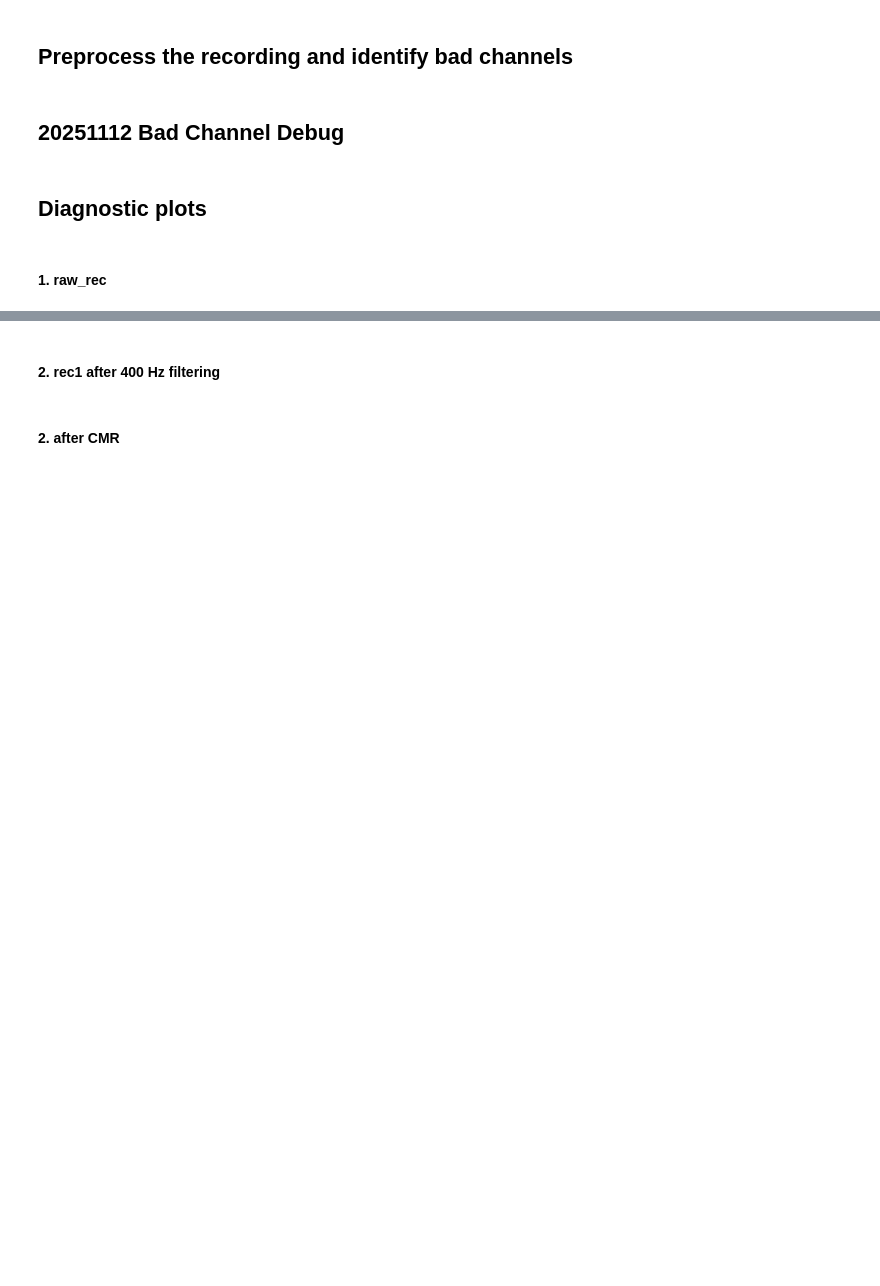
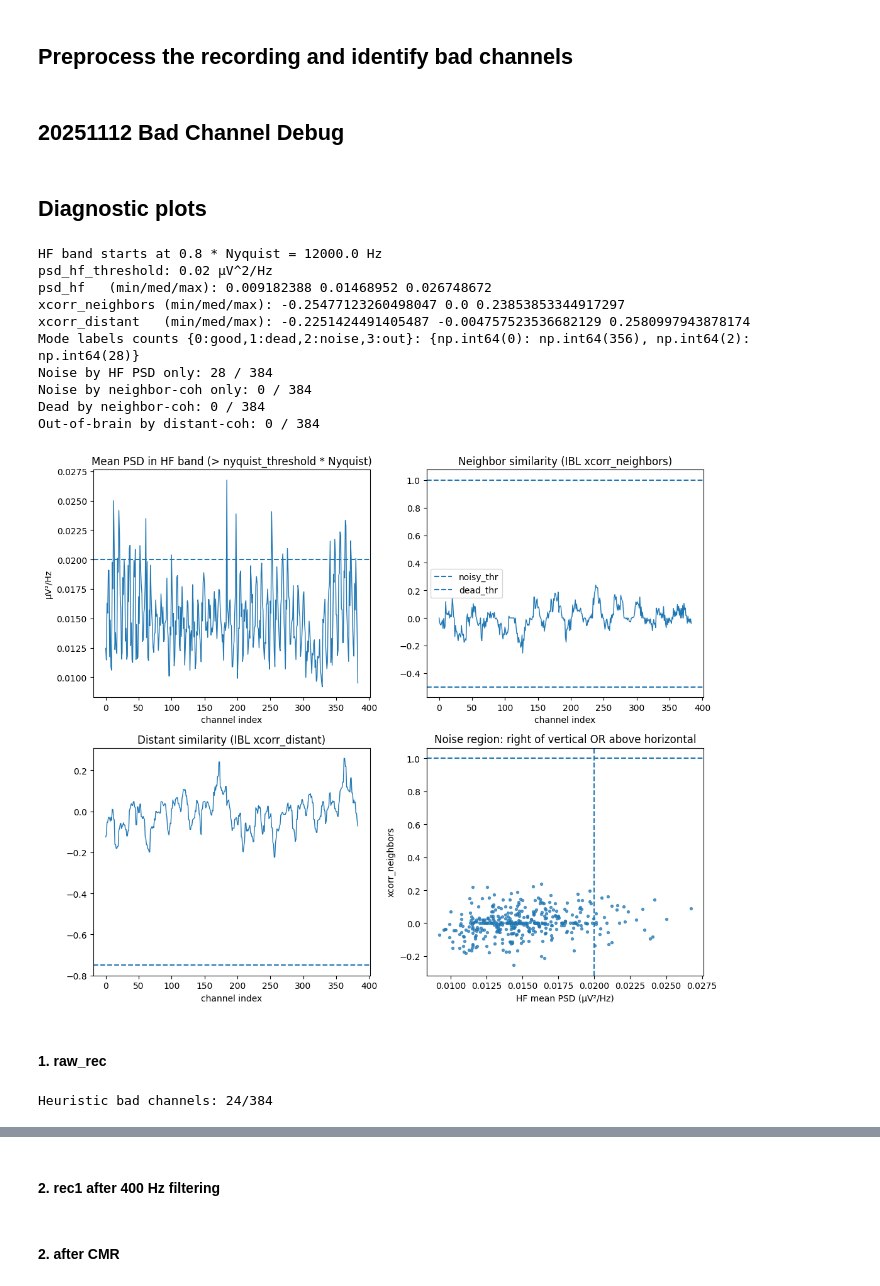
Before and after one commit to shunnnli/pyNeuroDAP, a Jupyter notebook: notebooks/Shun_NP_analysis.ipynb, the cells around one changed output, grey strips where cells are left out. Cells and saved outputs as stored; diff of their text form; code cells hidden in the pictures; blank space fills up the shorter version.

```diff
--- a/notebooks/Shun_NP_analysis.ipynb
+++ b/notebooks/Shun_NP_analysis.ipynb
@@ -294,6 +308,7 @@ def ibl_chunk_metrics(raw, fs, *,
 # Prepare recording like SI
 # -----------------------------
 # If not already filtered, SI applies a 300 Hz HP on the fly
+rec = raw_rec
 rec_hp = rec if rec.is_filtered() else spre.highpass_filter(rec, freq_min=300)
 
 # IMPORTANT: SI expects μV scaling for coherence+psd thresholds
@@ -402,33 +417,45 @@ axs[0,0].set_ylabel("μV²/Hz")
 # 2) Neighbor “coherence” proxy
 axs[0,1].plot(idx, xcorr_neighbors_med, lw=1)
 axs[0,1].axhline(noisy_channel_thr, ls='--', label='noisy_thr')
 axs[0,1].axhline(dead_channel_thr,  ls='--', label='dead_thr')
 axs[0,1].set_title("Neighbor similarity (IBL xcorr_neighbors)")
 axs[0,1].set_xlabel("channel index")
 axs[0,1].legend(loc='best')
 
 # 3) Distant “coherence” proxy (tail)
 axs[1,0].plot(idx, xcorr_distant_med, lw=1)
 axs[1,0].axhline(outside_channel_thr, ls='--')
 axs[1,0].set_title("Distant similarity (IBL xcorr_distant)")
 axs[1,0].set_xlabel("channel index")
 
 # 4) Decision space: HF PSD vs neighbor similarity
 axs[1,1].scatter(psd_hf_med, xcorr_neighbors_med, s=8, alpha=0.7)
 axs[1,1].axvline(psd_hf_threshold, ls='--')
 axs[1,1].axhline(noisy_channel_thr, ls='--')
 axs[1,1].set_xlabel("HF mean PSD (μV²/Hz)")
 axs[1,1].set_ylabel("xcorr_neighbors")
 axs[1,1].set_title("Noise region: right of vertical OR above horizontal")
 
 plt.tight_layout()
 plt.show()
 
 # Final useful arrays you can inspect:
 #   labels_mode              : 0 good, 1 dead, 2 noise, 3 out  (SI's across-chunk decision)
 #   psd_hf_med               : per-channel mean HF PSD (μV²/Hz)
 #   xcorr_neighbors_med      : per-channel neighbor similarity
 #   xcorr_distant_med        : per-channel distant similarity
+# %% [output]
+HF band starts at 0.8 * Nyquist = 12000.0 Hz
+psd_hf_threshold: 0.02 μV^2/Hz
+psd_hf   (min/med/max): 0.009182388 0.01468952 0.026748672
+xcorr_neighbors (min/med/max): -0.25477123260498047 0.0 0.23853853344917297
+xcorr_distant   (min/med/max): -0.2251424491405487 -0.004757523536682129 0.2580997943878174
+Mode labels counts {0:good,1:dead,2:noise,3:out}: {np.int64(0): np.int64(356), np.int64(2): np.int64(28)}
+Noise by HF PSD only: 28 / 384
+Noise by neighbor-coh only: 0 / 384
+Dead by neighbor-coh: 0 / 384
+Out-of-brain by distant-coh: 0 / 384
+[figure, added]
 # %%
 rec1.has_scaleable_traces()
 rec1.get_channel_gains()[:10]
@@ -445,7 +472,7 @@ rec_used = raw_rec # <-- ensure this exists
 # ---- configuration ----
 # 1) Downsample then bandpass
 rec_ds = spre.resample(rec_used, resample_rate=10_000)  # 10 kHz
-rec_bp = spre.bandpass_filter(rec_ds, 300, 4_000)
+rec_bp = spre.bandpass_filter(rec_ds, 300, 4000)
 
 # 2) Snippet lengths
 PSD_SECONDS = 20
@@ -552,6 +579,8 @@ for v in flags.values():
     bad_any |= np.nan_to_num(v, nan=False)
 
 print(f"Heuristic bad channels: {np.where(bad_any)[0].size}/{nch}")
+# %% [output]
+Heuristic bad channels: 24/384
 # %%
 # --- plots ---
 fig, axs = plt.subplots(2, 2, figsize=(11, 9))
```
Also changed, not shown: parts of 10 cells of this notebook, 1 other file.
